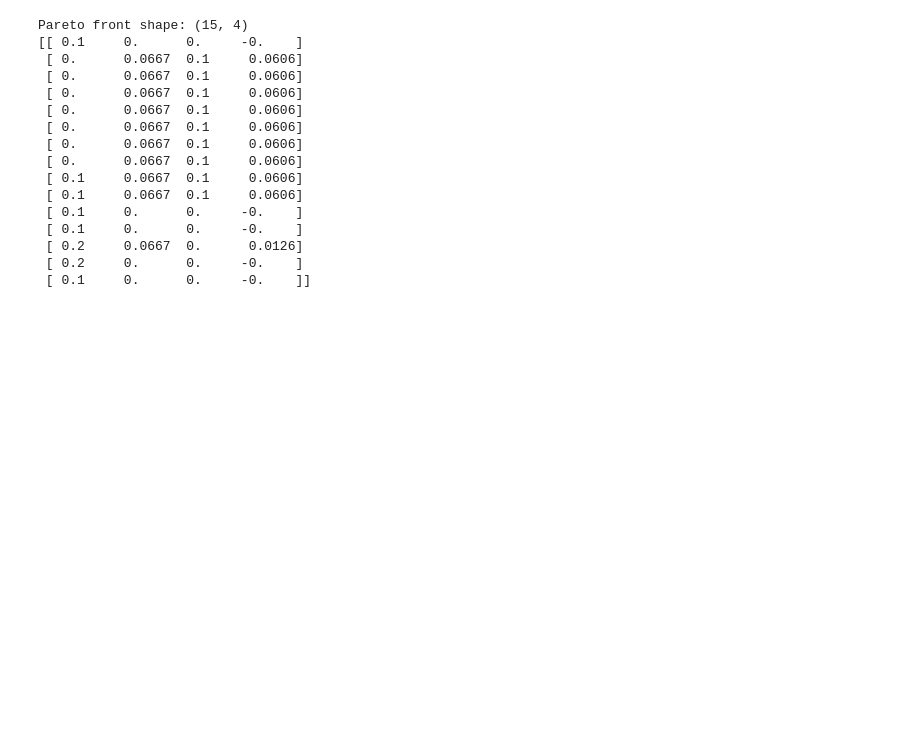
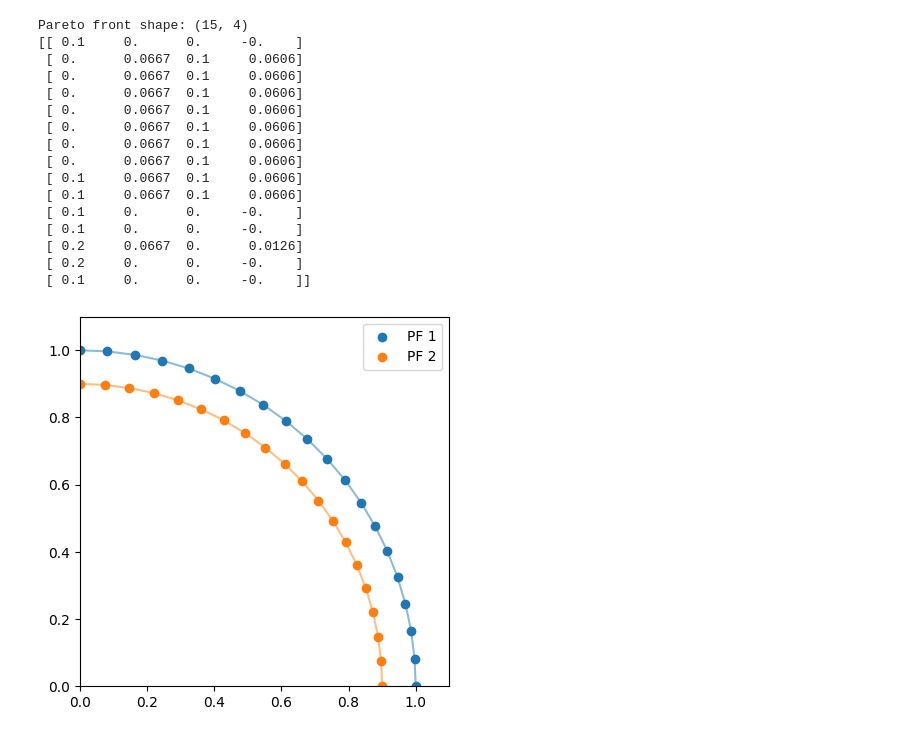
Before and after one commit to kristofsandor/essentially-contested-morl, a Jupyter notebook: eval_returns/plot_returns.ipynb, the cells around one changed output. Drawn from its saved outputs; the diff is of its cells as text; code cells hidden in the pictures; blank space fills up the shorter version.

```diff
--- a/eval_returns/plot_returns.ipynb
+++ b/eval_returns/plot_returns.ipynb
@@ -716,3 +716,41 @@ Pareto front shape: (15, 4)
  [ 0.2     0.0667  0.      0.0126]
  [ 0.2     0.      0.     -0.    ]
  [ 0.1     0.      0.     -0.    ]]
+# %%
+import pandas as pd
+import matplotlib.pyplot as plt
+import numpy as np
+
+# evenly spaced angles
+theta = np.linspace(0, np.pi/2, 20)
+
+# first Pareto front (radius 1.0)
+r1 = 1.0
+x1 = r1 * np.cos(theta)
+y1 = r1 * np.sin(theta)
+
+# second Pareto front (slightly smaller)
+r2 = 0.9
+x2 = r2 * np.cos(theta)
+y2 = r2 * np.sin(theta)
+
+# plot
+fig, ax = plt.subplots()
+
+ax.scatter(x1, y1, label='PF 1')
+ax.scatter(x2, y2, label='PF 2')
+
+# optional: connect points
+ax.plot(x1, y1, alpha=0.5)
+ax.plot(x2, y2, alpha=0.5)
+
+ax.set_xlim(0, 1.1)
+ax.set_ylim(0, 1.1)
+
+# keep circle shape correct
+ax.set_aspect('equal', adjustable='box')
+
+ax.legend()
+plt.show()
+# %% [output]
+[figure, added]
```
Also changed, not shown: parts of 3 cells of this notebook, 18 other files.
